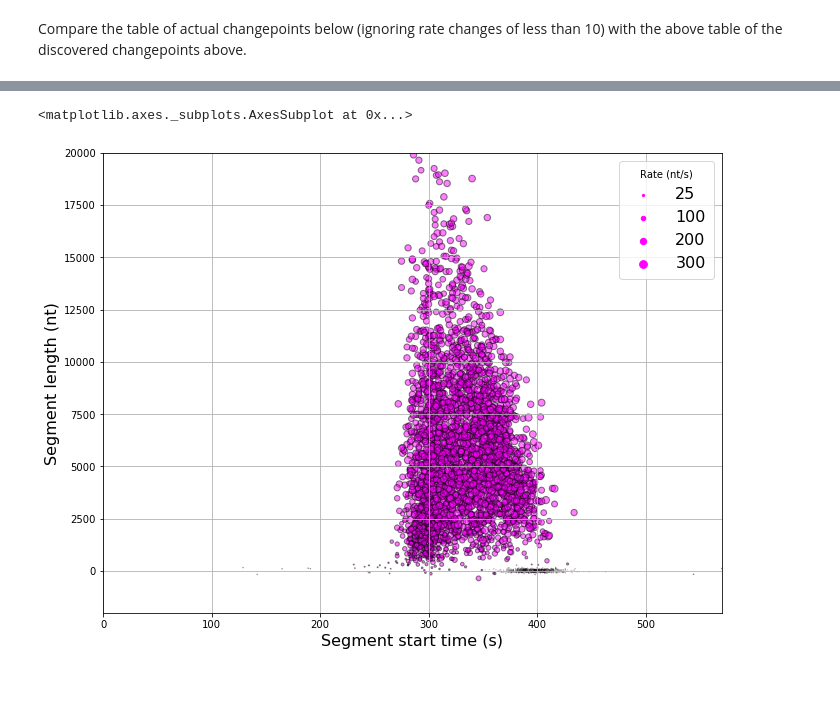
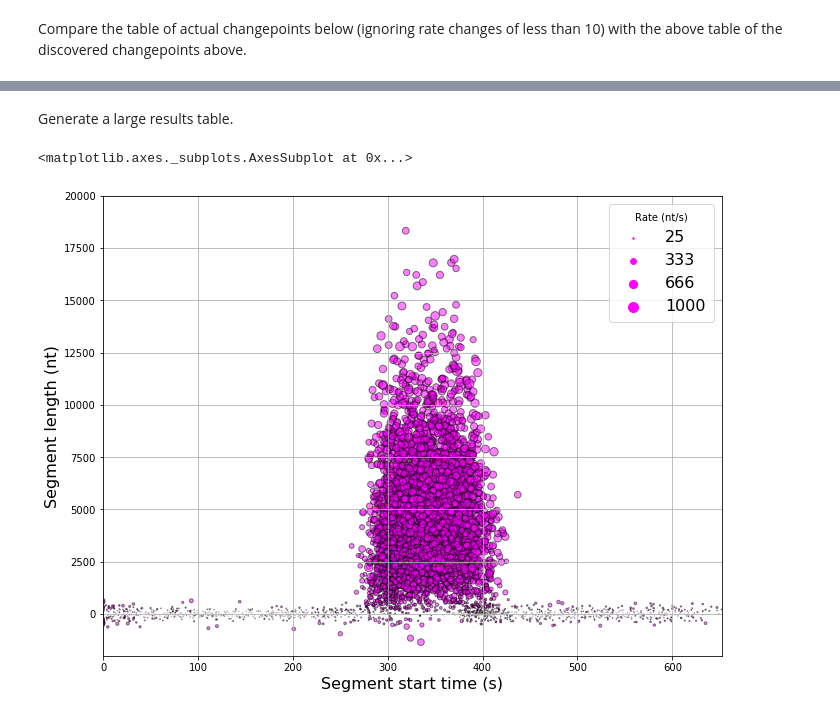
Before and after one commit to flynn949/beadpy, a Jupyter notebook: Trajectory_Simulator.ipynb, the cells around one changed output, grey strips where cells are left out. Cells and saved outputs as stored; diff of their text form; code cells hidden in the pictures; blank space fills up the shorter version.

```diff
--- a/Trajectory_Simulator.ipynb
+++ b/Trajectory_Simulator.ipynb
@@ -83,16 +105,18 @@ cpts = pd.DataFrame({'changepoint' : changepoints,
+# %% [markdown]
+Generate a large results table.
 # %%
 results = pd.DataFrame()
-for j in range(0,1000):
+for j in range(0,500):
     temp = trajectory_simulator(pre_duration = 300, pre_sigma = 10,
                                                    mean_duration = 100, duration_sigma = 10,
-                                                   mean_rate = 200, rate_sigma = 40,
+                                                   mean_rate = 450, rate_sigma = 150,
                                                    noise_sigma = 200,
                                                    pause_prob = 0.05,pause_duration_prob = 0.2, trajectory_number = j)
     results = results.append(temp)
 # %%
-segments = beadpy.segment_finder(results, sigma = 200)
+segments = beadpy.segment_finder(results, sigma = 100)
 # %%
-beadpy.segmentplotter(segments,300,-2000,20000, 1, 5)
+beadpy.segmentplotter(segments,1000,-2000,20000, 1, 10)
 # %% [output]
 <matplotlib.axes._subplots.AxesSubplot at 0x...>
-[figure, old version]
+[figure, new version]
```
Also changed, not shown: parts of 3 cells of this notebook.
